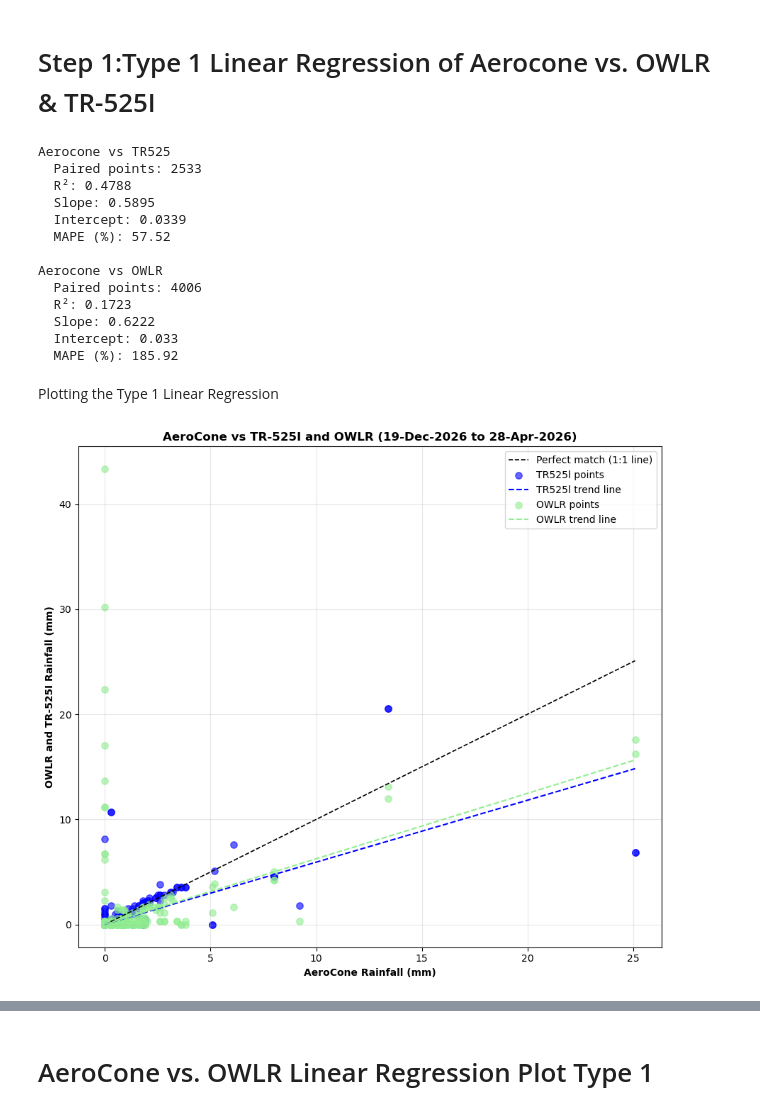
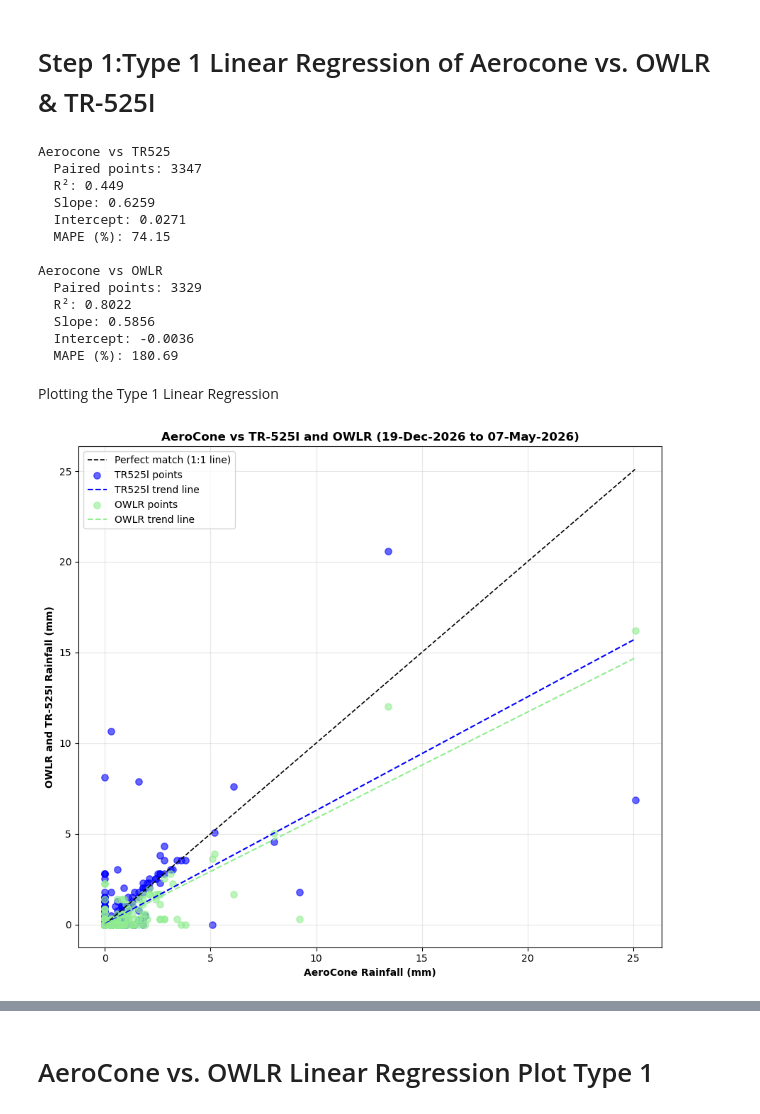
Before and after one commit to COAST-Lab/Open-Water-Level-and-Rainfall-Sensor, a Jupyter notebook: Data Analysis/rainfallAnalysisUpdated.ipynb, the cells around one changed output, grey strips where cells are left out. Drawn from its saved outputs; the diff is of its cells as text; code cells hidden in the pictures.

Commit message:
updated rainfall

```diff
--- a/Data Analysis/rainfallAnalysisUpdated.ipynb
+++ b/Data Analysis/rainfallAnalysisUpdated.ipynb
@@ -14,13 +14,13 @@ Configuration:
 Defining configuration parameters and file paths for the rainfall analysis project. This includes the file paths for the CORMP, Davis, and OWLR datasets, as well as the start and end timestamps for the analysis period.
 # %%
 FILES = {
-    "TR525": "Data/precip_CORMP_03172026.csv",
-    "Aerocone": "Data/precip_Davis_04282026.csv",
+    "TR525": "Data/precip_CORMP_05072026.csv",
+    "Aerocone": "Data/precip_Davis_05072026.csv",
     "OWLR":  "Data/OWLR_CMS_05072026.csv"
 }
 
 START = pd.to_datetime("2025-12-19 09:00")
-END   = pd.to_datetime("2026-04-28 08:00")
+END   = pd.to_datetime("2026-05-07 08:00")
 # %% [markdown]
 Analysis wide variables:
 
@@ -58,8 +58,8 @@ def load_davis(fp):
 
 
 def load_owlr(fp):
-    # New OWLR export already has columns split; rainfall is the 7th column (index 6).
     df = pd.read_csv(fp, header=None, skiprows=1)
+    df = df[df[3] == "rainfall"]  # exclude other sensors (e.g. rainfall_0000)
     df = df.rename(columns={1: "datetime", 6: "rain_mm_owlr"})
     df = df[["datetime", "rain_mm_owlr"]]
     return finalize(df, "rain_mm_owlr", resample=False)
@@ -279,20 +279,27 @@ for sensor_name in step1_targets:
     print('  Slope:', round(slope, 4) if pd.notna(slope) else np.nan)
     print('  Intercept:', round(intercept, 4) if pd.notna(intercept) else np.nan)
     print('  MAPE (%):', round(mape, 2) if pd.notna(mape) else np.nan)
+
+    if pd.notna(slope) and pd.notna(intercept):
+        sign = '-' if intercept < 0 else '+'
+        print(
+            f'  Aerocone trendline: {sensor_name} = '
+            f'{slope:.6f} * Aerocone {sign} {abs(intercept):.6f}'
+        )
 # %% [output]
 Aerocone vs TR525
-  Paired points: 2533
-  R²: 0.4788
-  Slope: 0.5895
-  Intercept: 0.0339
-  MAPE (%): 57.52
+  Paired points: 3347
+  R²: 0.449
+  Slope: 0.6259
+  Intercept: 0.0271
+  MAPE (%): 74.15
 
 Aerocone vs OWLR
-  Paired points: 4006
-  R²: 0.1723
-  Slope: 0.6222
-  Intercept: 0.033
-  MAPE (%): 185.92
+  Paired points: 3329
+  R²: 0.8022
+  Slope: 0.5856
+  Intercept: -0.0036
+  MAPE (%): 180.69
 # %% [markdown]
 Plotting the Type 1 Linear Regression
 # %%
@@ -324,35 +331,35 @@ for sensor_name in ['TR525', 'OWLR']:
     x_values = clean_data[XCOL]
     y_values = clean_data[column]
 
     plt.scatter(
         x_values,
         y_values,
         s=45,
         alpha=0.6,
         color=color,
         label=f'{label} points'
     )
 
     pair, r, r2, slope, intercept, mape = results[sensor_name]
     if pd.notna(slope) and pd.notna(intercept):
         x_line = np.linspace(x_min, x_max, 100)
         y_line = slope * x_line + intercept
         plt.plot(
             x_line,
             y_line,
             '--',
             color=color,
             label=f'{label} trend line'
         )
 plt.xlabel('AeroCone Rainfall (mm)', fontweight='bold')
 plt.ylabel('OWLR and TR-525I Rainfall (mm)', fontweight='bold')
-plt.title('AeroCone vs TR-525I and OWLR (19-Dec-2026 to 28-Apr-2026)', fontweight='bold')
+plt.title('AeroCone vs TR-525I and OWLR (19-Dec-2026 to 07-May-2026)', fontweight='bold')
 plt.legend()
 plt.grid(alpha=0.3)
 plt.tight_layout()
 plt.show()
 # %% [output]
-[figure, old version]
+[figure, new version]
 # %%
 # TR-525l on x-axis; Aerocone and OWLR on y-axis (Type 1 linear regression)
 plt.figure(figsize=(9, 8))
```
Also changed, not shown: parts of 30 cells of this notebook, 2 other files.
